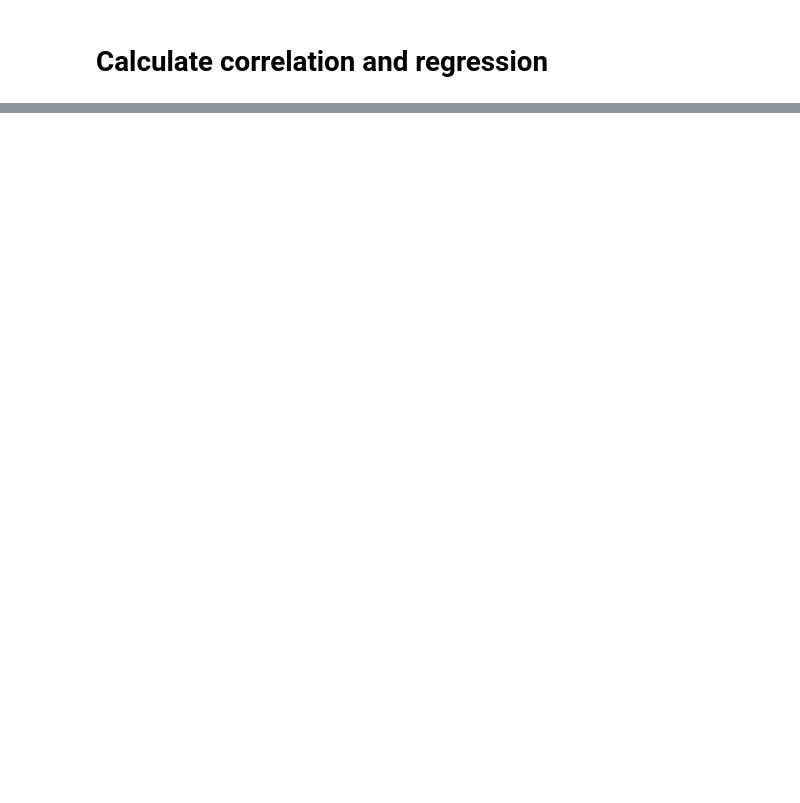
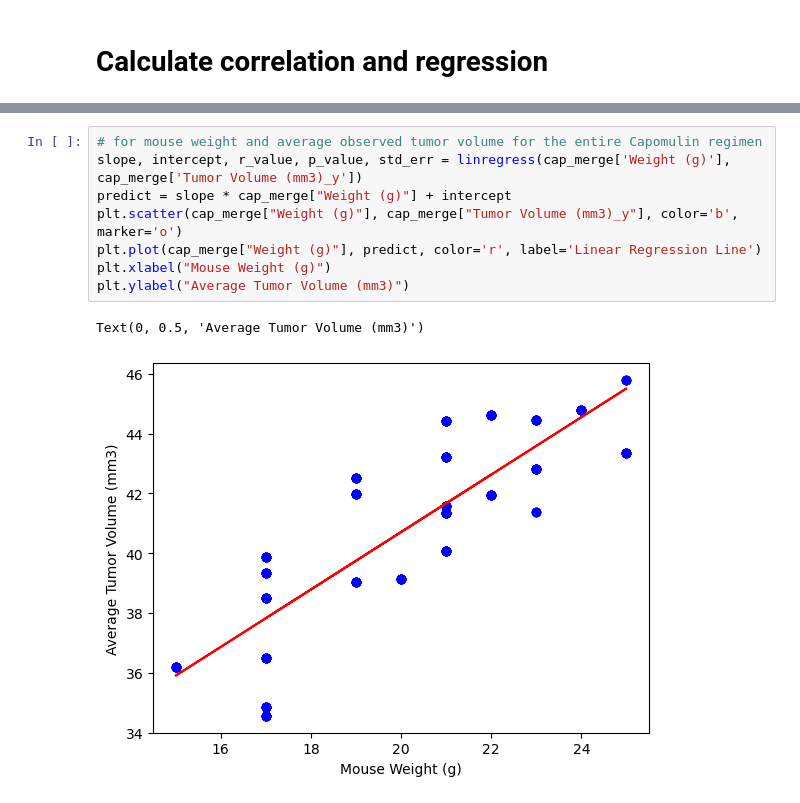
Before and after one commit to JuliWritesStories/Pymaceuticals, a Jupyter notebook: Juliet's Pymaceuticals.ipynb, the cells around one changed output, grey strips where cells are left out. Drawn from its saved outputs; the diff is of its cells as text; blank space fills up the shorter version.

```diff
--- a/Juliet's Pymaceuticals.ipynb
+++ b/Juliet's Pymaceuticals.ipynb
@@ -325,0 +333,11 @@ Text(0, 0.5, 'Average Tumor Volume (mm3)')
+# %%
+# for mouse weight and average observed tumor volume for the entire Capomulin regimen
+slope, intercept, r_value, p_value, std_err = linregress(cap_merge['Weight (g)'], cap_merge['Tumor Volume (mm3)_y'])
+predict = slope * cap_merge["Weight (g)"] + intercept
+plt.scatter(cap_merge["Weight (g)"], cap_merge["Tumor Volume (mm3)_y"], color='b', marker='o')
+plt.plot(cap_merge["Weight (g)"], predict, color='r', label='Linear Regression Line')
+plt.xlabel("Mouse Weight (g)")
+plt.ylabel("Average Tumor Volume (mm3)")
+# %% [output]
+Text(0, 0.5, 'Average Tumor Volume (mm3)')
+[figure, added]
```
Also changed, not shown: parts of 6 cells of this notebook.
